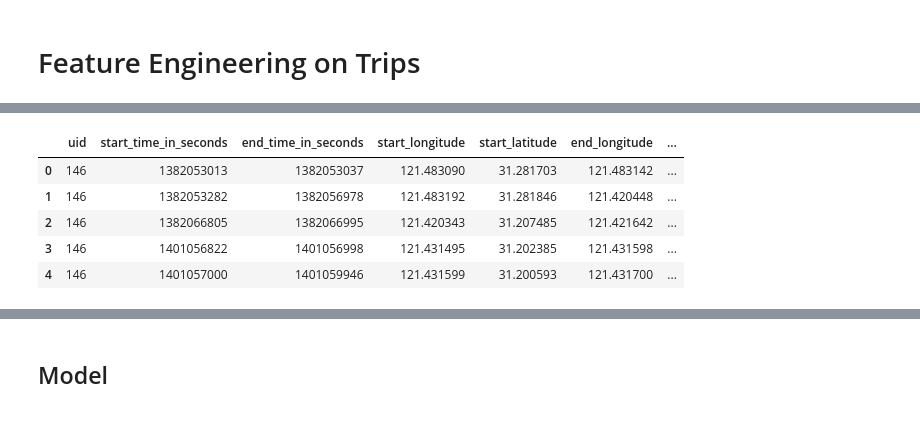
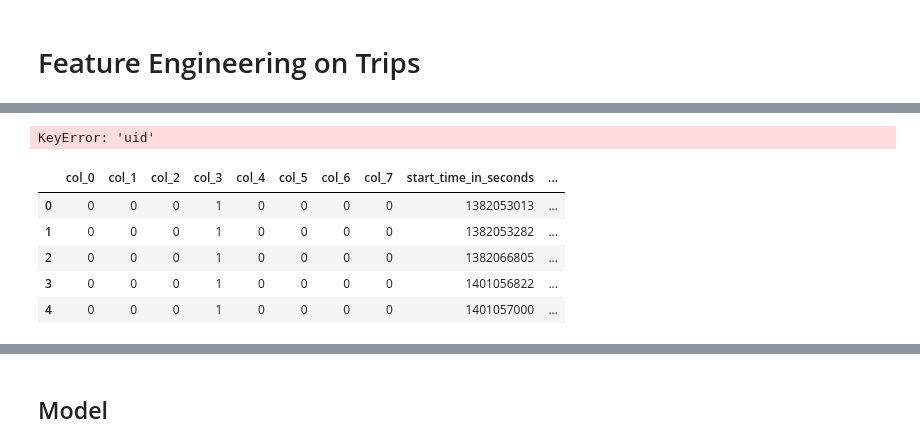
Before and after one commit to vvaynethomas/gps_project, a Jupyter notebook: eda.ipynb, the cells around one changed output, grey strips where cells are left out. Drawn from its saved outputs; the diff is of its cells as text; code cells hidden in the pictures.

Commit message:
focused notebook added transformer

```diff
--- a/eda.ipynb
+++ b/eda.ipynb
@@ -105,4 +96,5 @@ new_data = transform_time(full_data)
 # %%
-new_data.drop(['date_in_days','week','activitytrip','trip_mode','start_location','end_location','activity_type'], axis=1,inplace=True)
+full_data.drop(['date_in_days','week','activitytrip','trip_mode','start_location','end_location','activity_type'], axis=1,inplace=True)
+full_data['label'] = 1
 # %%
 from geopy import distance
@@ -132,5 +164,5 @@ def calculate_bearing(start_latitude, start_longitude, end_latitude, end_longitu
 # %%
-lat_lng_data = new_data[['start_latitude','start_longitude','end_latitude','end_longitude']]
-new_data['gc_dist'] = new_data.apply(lambda x: calculate_great_circle_distance(x.start_latitude,x.start_longitude,x.end_latitude,x.end_longitude),axis=1)
-new_data['mn_dist'] = new_data.apply(lambda x: calculate_manhattan_distance(x.start_latitude,x.start_longitude,x.end_latitude,x.end_longitude),axis=1)
-new_data['bearing'] = new_data.apply(lambda x: calculate_bearing(x.start_latitude,x.start_longitude,x.end_latitude,x.end_longitude),axis=1)
+# lat_lng_data = new_data[['start_latitude','start_longitude','end_latitude','end_longitude']]
+# new_data['gc_dist'] = new_data.apply(lambda x: calculate_great_circle_distance(x.start_latitude,x.start_longitude,x.end_latitude,x.end_longitude),axis=1)
+# new_data['mn_dist'] = new_data.apply(lambda x: calculate_manhattan_distance(x.start_latitude,x.start_longitude,x.end_latitude,x.end_longitude),axis=1)
+# new_data['bearing'] = new_data.apply(lambda x: calculate_bearing(x.start_latitude,x.start_longitude,x.end_latitude,x.end_longitude),axis=1)
@@ -162,11 +169,21 @@ memory usage: 1.8 MB
+# %%
+trans_data = TripTransformer().transform(full_data)
+# %%
+
+trans_data['user_tid'] = new_data.sort_values(['uid','start_time_in_seconds']).groupby(['uid']).cumcount()+1
+y = trans_data.label
+X = trans_data.copy().drop('label',axis=1)
+he = ce.HashingEncoder(cols=['uid']).fit(X,y)
+new_data = he.transform(X)
+# %% [output]
+KeyError: 'uid'
 # %%
-new_data['tid'] = full_data.index
-new_data['user_trip_id'] = full_data.sort_values(by=['uid','start_time_in_seconds']).groupby('uid', sort=False).cumcount()+1
+new_data = trans_data
 new_data.head()
 # %% [output]
-|  | uid | start_time_in_seconds | end_time_in_seconds | start_longitude | start_latitude | end_longitude | ... |
-| 0 | 146 | 1382053013 | 1382053037 | 121.483090 | 31.281703 | 121.483142 | ... |
-| 1 | 146 | 1382053282 | 1382056978 | 121.483192 | 31.281846 | 121.420448 | ... |
-| 2 | 146 | 1382066805 | 1382066995 | 121.420343 | 31.207485 | 121.421642 | ... |
-| 3 | 146 | 1401056822 | 1401056998 | 121.431495 | 31.202385 | 121.431598 | ... |
-| 4 | 146 | 1401057000 | 1401059946 | 121.431599 | 31.200593 | 121.431700 | ... |
+|  | col_0 | col_1 | col_2 | col_3 | col_4 | col_5 | col_6 | col_7 | start_time_in_seconds | ... |
+| 0 | 0 | 0 | 0 | 1 | 0 | 0 | 0 | 0 | 1382053013 | ... |
+| 1 | 0 | 0 | 0 | 1 | 0 | 0 | 0 | 0 | 1382053282 | ... |
+| 2 | 0 | 0 | 0 | 1 | 0 | 0 | 0 | 0 | 1382066805 | ... |
+| 3 | 0 | 0 | 0 | 1 | 0 | 0 | 0 | 0 | 1401056822 | ... |
+| 4 | 0 | 0 | 0 | 1 | 0 | 0 | 0 | 0 | 1401057000 | ... |
```
Also changed, not shown: parts of 42 cells of this notebook, 15 other files.
